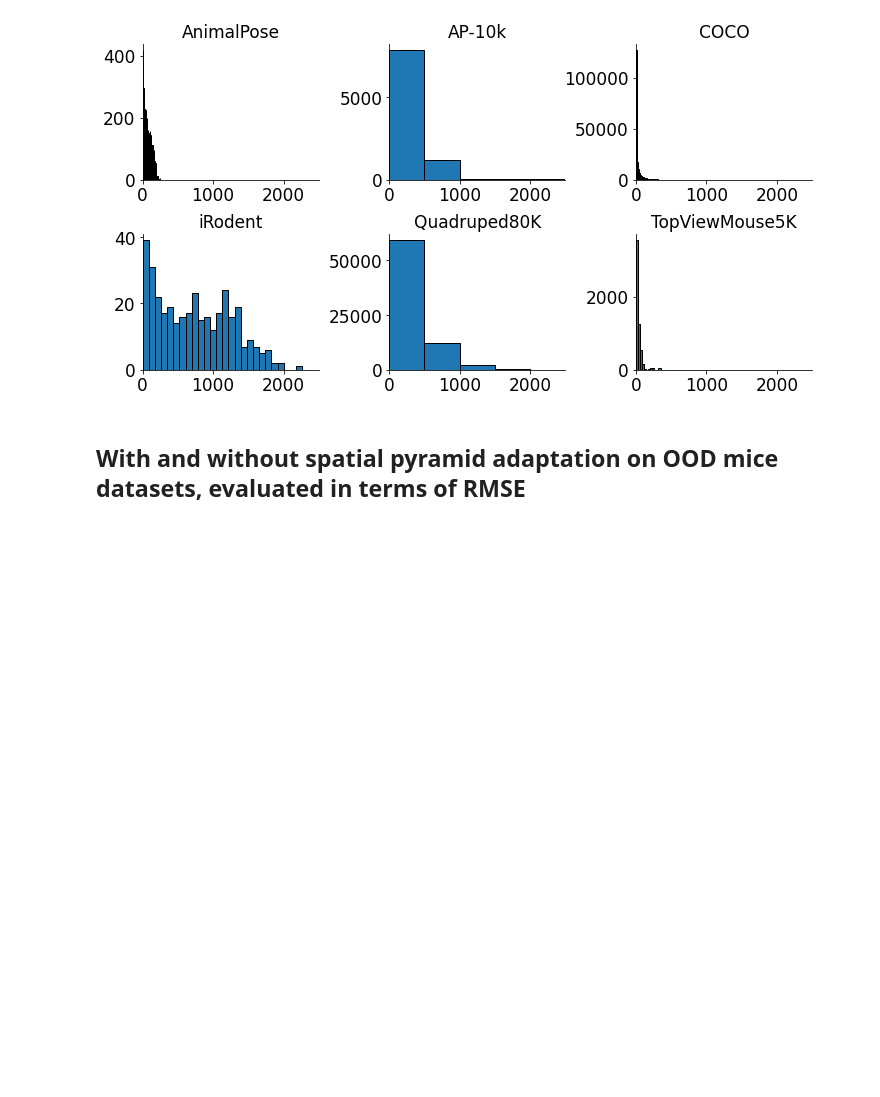
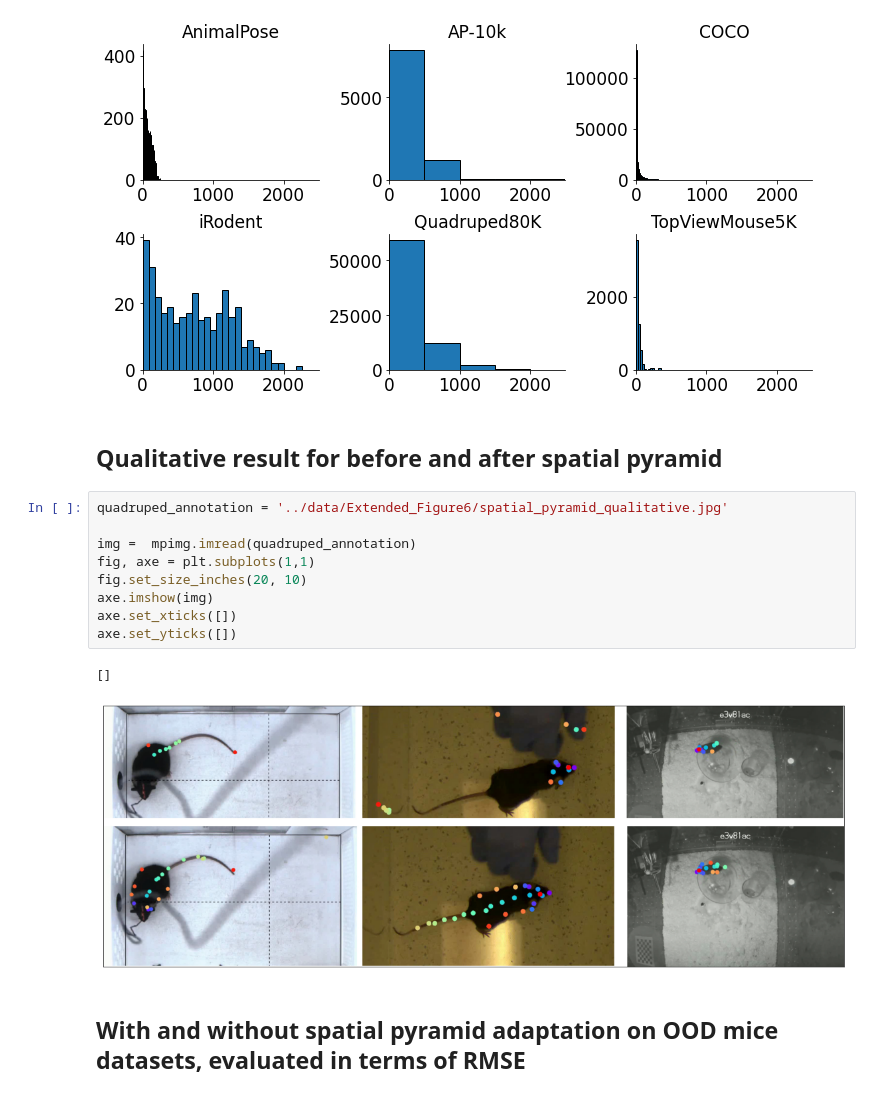
Before and after one commit to AdaptiveMotorControlLab/modelzoo-figures, a Jupyter notebook: figures/Extended_Figure6.ipynb, the cells around one changed output. Saved outputs shown, nothing was run; the diff lists cells and outputs as text; blank space fills up the shorter version.

```diff
--- a/figures/Extended_Figure6.ipynb
+++ b/figures/Extended_Figure6.ipynb
@@ -110,6 +111,20 @@ plot_multiple_relative_areas(objs, names)
 plot_multiple_absolute_areas(objs, names)
 # %% [output]
 [figure]
+# %% [markdown]
+## Qualitative result for before and after spatial pyramid
+# %%
+quadruped_annotation = '../data/Extended_Figure6/spatial_pyramid_qualitative.jpg'
+
+img =  mpimg.imread(quadruped_annotation)
+fig, axe = plt.subplots(1,1)
+fig.set_size_inches(20, 10)
+axe.imshow(img)
+axe.set_xticks([])
+axe.set_yticks([])
+# %% [output]
+[]
+[figure, added]
 # %% [markdown]
 ## With and without spatial pyramid adaptation on OOD mice datasets, evaluated in terms of RMSE
 # %%
```
Also changed, not shown: parts of 1 cell of this notebook, 3 other files.
